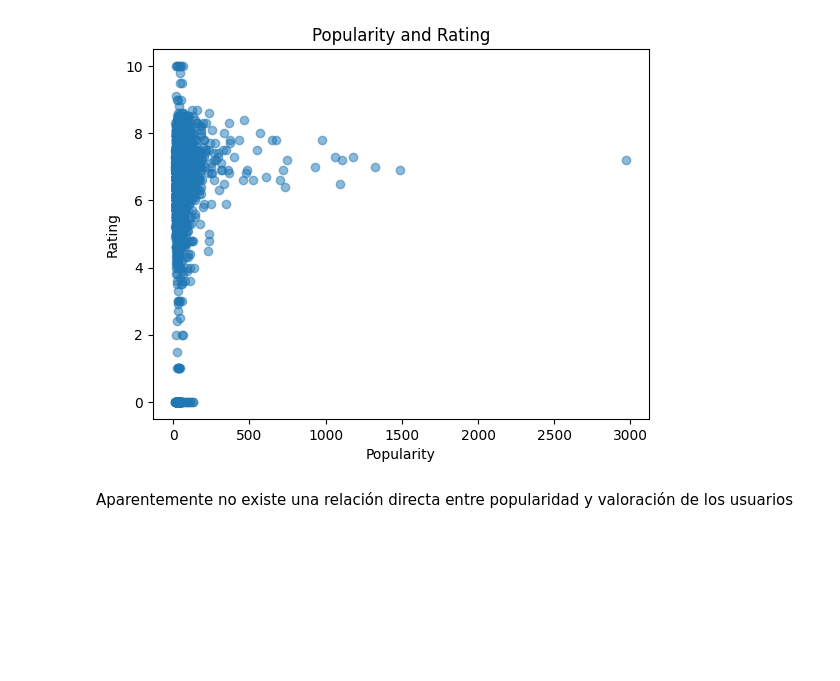
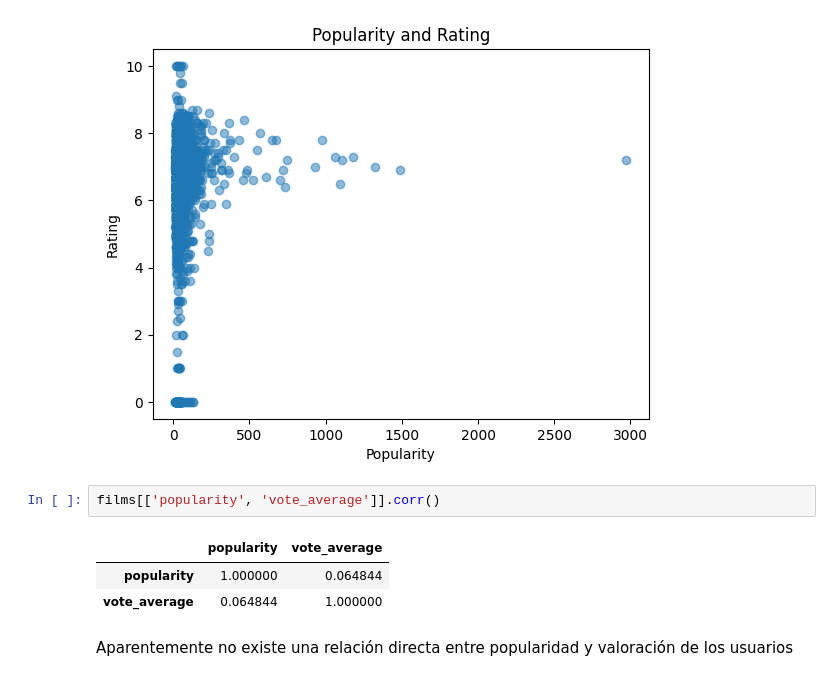
Before and after one commit to Jimme7/EDA-Films, a Jupyter notebook: src/Notebooks/Analysis_and_Visualizations.ipynb, the cells around one changed output. Drawn from its saved outputs; the diff is of its cells as text; blank space fills up the shorter version.

```diff
--- a/src/Notebooks/Analysis_and_Visualizations.ipynb
+++ b/src/Notebooks/Analysis_and_Visualizations.ipynb
@@ -127,6 +127,12 @@ plt.title('Popularity and Rating')
 plt.show()
 # %% [output]
 [figure]
+# %%
+films[['popularity', 'vote_average']].corr()
+# %% [output]
+|  | popularity | vote_average |
+| popularity | 1.000000 | 0.064844 |
+| vote_average | 0.064844 | 1.000000 |
 # %% [markdown]
 Aparentemente no existe una relación directa entre popularidad y valoración de los usuarios
 # %% [markdown]
```
